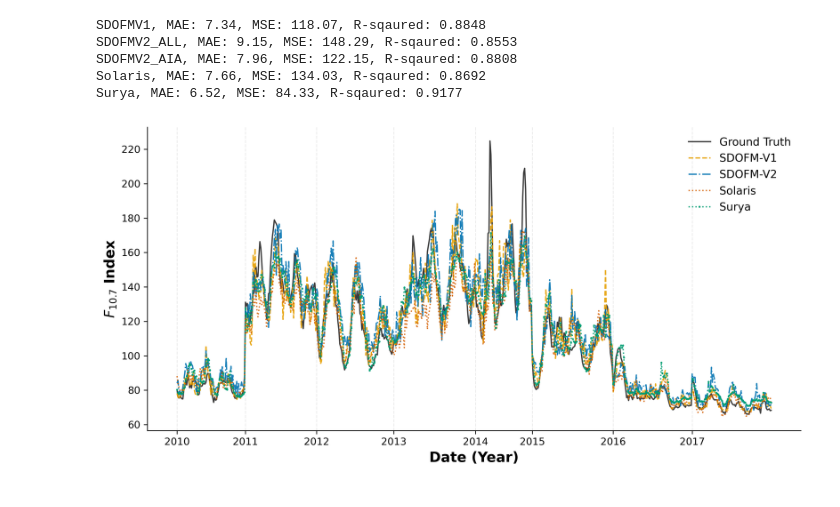
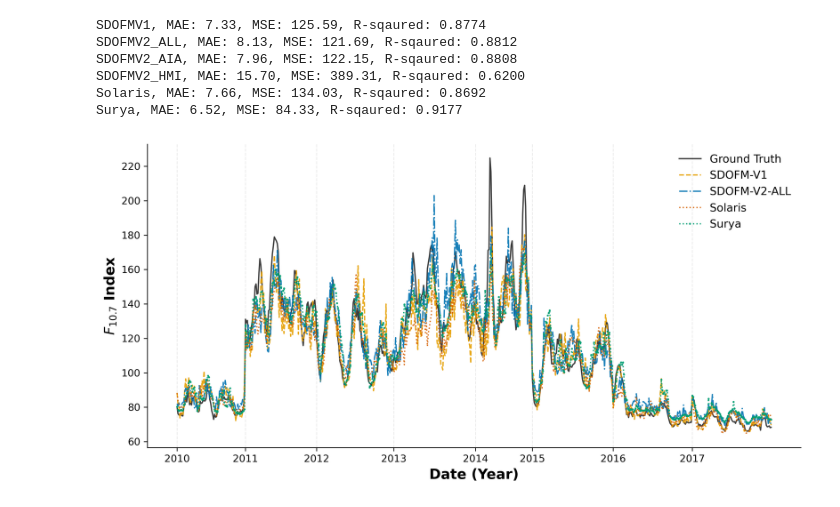
Before and after one commit to Joaggi/sdofmv2, a Jupyter notebook: notebooks/analysis/ds/f107/f107_result_visualization.ipynb, the cells around one changed output. Cells and saved outputs as stored; diff of their text form; code cells hidden in the pictures.

```diff
--- a/notebooks/analysis/ds/f107/f107_result_visualization.ipynb
+++ b/notebooks/analysis/ds/f107/f107_result_visualization.ipynb
@@ -9,17 +9,22 @@ from sklearn.metrics import mean_absolute_error, mean_squared_error, r2_score
 # %%
 # Data Organization for Visualization
 path = "/home/jinsu/project/sdofmv2/assets/ds_results/f107/"
-df_sdofmv1 = pd.read_csv(path + "f107_results_sdofmv1_mean-max_final.csv")
+# df_sdofmv1 = pd.read_csv(path + "f107_results_sdofmv1_mean-max_final.csv")
+df_sdofmv1 = pd.read_csv(path + "f107_results_sdofmv1_zscore.csv")
 df_sdofmv1["timestamp"] = pd.to_datetime(df_sdofmv1["timestamp"], unit="ns")
 
 # sdofmv2 f107_results_ALL_womasking.csv
-# df_sdofmv2_all = pd.read_csv(path + "f107_results_ALL_ep97.csv")
-df_sdofmv2_all = pd.read_csv(path + "f107_results_ALL_womasking.csv")
+df_sdofmv2_all = pd.read_csv(path + "f107_results_ALL_ep97.csv")
+# df_sdofmv2_all = pd.read_csv(path + "f107_results_ALL_womasking.csv")
 df_sdofmv2_all["timestamp"] = pd.to_datetime(df_sdofmv2_all["timestamp"], unit="ns")
 
-# sdofmv2
+# sdofmv2 AIA
 df_sdofmv2_aia = pd.read_csv(path + "f107_results_AIA-base-ep71.csv")
 df_sdofmv2_aia["timestamp"] = pd.to_datetime(df_sdofmv2_aia["timestamp"], unit="ns")
+
+# sdofmv2 HMI
+df_sdofmv2_hmi = pd.read_csv(path + "f107_results_HMI-base.csv")
+df_sdofmv2_hmi["timestamp"] = pd.to_datetime(df_sdofmv2_hmi["timestamp"], unit="ns")
 
 # solaris
 df_solaris = pd.read_csv(path + "test_results_solaris.csv")
@@ -43,6 +48,9 @@ df_sdofmv2_all["prediction_denorm"] = df_sdofmv2_all["prediction"] * max_val
 df_sdofmv2_aia["label_denorm"] = df_sdofmv2_aia["label"] * max_val
 df_sdofmv2_aia["prediction_denorm"] = df_sdofmv2_aia["prediction"] * max_val
 
+df_sdofmv2_hmi["label_denorm"] = df_sdofmv2_hmi["label"] * max_val
+df_sdofmv2_hmi["prediction_denorm"] = df_sdofmv2_hmi["prediction"] * max_val
+
 df_surya["label_denorm"] = df_surya["label"] * max_val
 df_surya["prediction_denorm"] = df_surya["prediction"] * max_val
 # %%
@@ -50,6 +58,7 @@ df_surya["prediction_denorm"] = df_surya["prediction"] * max_val
 df_sdofmv1 = df_sdofmv1.sort_values('timestamp')
 df_sdofmv2_all = df_sdofmv2_all.sort_values('timestamp')
 df_sdofmv2_aia = df_sdofmv2_aia.sort_values('timestamp')
+df_sdofmv2_hmi = df_sdofmv2_hmi.sort_values('timestamp')
 df_solaris = df_solaris.sort_values('timestamp')
 df_surya = df_surya.sort_values('timestamp')
 
@@ -57,6 +66,7 @@ df_surya = df_surya.sort_values('timestamp')
 df_sdofmv1 = df_sdofmv1.add_suffix('_sdofmv1').rename(columns={'timestamp_sdofmv1': 'timestamp'})
 df_sdofmv2 = df_sdofmv2_all.add_suffix('_sdofmv2').rename(columns={'timestamp_sdofmv2': 'timestamp'})
 df_sdofmv2_aia = df_sdofmv2_aia.add_suffix('_sdofmv2-aia').rename(columns={'timestamp_sdofmv2-aia': 'timestamp'})
+df_sdofmv2_hmi = df_sdofmv2_hmi.add_suffix('_sdofmv2-hmi').rename(columns={'timestamp_sdofmv2-hmi': 'timestamp'})
 df_solaris = df_solaris.add_suffix('_solaris').rename(columns={'timestamp_solaris': 'timestamp'})
 df_surya = df_surya.add_suffix('_surya').rename(columns={'timestamp_surya': 'timestamp'})
 
@@ -66,6 +76,7 @@ tol = pd.Timedelta('12min')
 
 df_merged = pd.merge_asof(df_sdofmv1, df_sdofmv2, on="timestamp", tolerance=tol, direction="nearest")
 df_merged = pd.merge_asof(df_merged, df_sdofmv2_aia, on="timestamp", tolerance=tol, direction="nearest")
+df_merged = pd.merge_asof(df_merged, df_sdofmv2_hmi, on="timestamp", tolerance=tol, direction="nearest")
 df_merged = pd.merge_asof(df_merged, df_solaris, on="timestamp", tolerance=tol, direction="nearest")
 df_merged = pd.merge_asof(df_merged, df_surya, on="timestamp", tolerance=tol, direction="nearest")
 df_merged.dropna(inplace=True)
@@ -90,6 +101,7 @@ target = df_merged["label_denorm_sdofmv1"]
 r2_sdofmv1 = r2_score(target, df_merged["prediction_denorm_sdofmv1"])
 r2_sdofmv2_all = r2_score(target, df_merged["prediction_denorm_sdofmv2"])
 r2_sdofmv2_aia = r2_score(target, df_merged["prediction_denorm_sdofmv2-aia"])
+r2_sdofmv2_hmi = r2_score(target, df_merged["prediction_denorm_sdofmv2-hmi"])
 r2_solaris = r2_score(target, df_merged["prediction_raw_solaris"])
 r2_surya = r2_score(target, df_merged["prediction_denorm_surya"])
 
@@ -97,6 +109,7 @@ r2_surya = r2_score(target, df_merged["prediction_denorm_surya"])
 mae_sdofmv1 = mean_absolute_error(target, df_merged["prediction_denorm_sdofmv1"])
 mae_sdofmv2_all = mean_absolute_error(target, df_merged["prediction_denorm_sdofmv2"])
 mae_sdofmv2_aia = mean_absolute_error(target, df_merged["prediction_denorm_sdofmv2-aia"])
+mae_sdofmv2_hmi = mean_absolute_error(target, df_merged["prediction_denorm_sdofmv2-hmi"])
 mae_solaris = mean_absolute_error(target, df_merged["prediction_raw_solaris"])
 mae_surya = mean_absolute_error(target, df_merged["prediction_denorm_surya"])
 
@@ -104,18 +117,21 @@ mae_surya = mean_absolute_error(target, df_merged["prediction_denorm_surya"])
 mse_sdofmv1 = mean_squared_error(target, df_merged["prediction_denorm_sdofmv1"])
 mse_sdofmv2_all = mean_squared_error(target, df_merged["prediction_denorm_sdofmv2"])
 mse_sdofmv2_aia = mean_squared_error(target, df_merged["prediction_denorm_sdofmv2-aia"])
+mse_sdofmv2_hmi = mean_squared_error(target, df_merged["prediction_denorm_sdofmv2-hmi"])
 mse_solaris = mean_squared_error(target, df_merged["prediction_raw_solaris"])
 mse_surya = mean_squared_error(target, df_merged["prediction_denorm_surya"])
 
 print(f"SDOFMV1, MAE: {mae_sdofmv1:.2f}, MSE: {mse_sdofmv1:.2f}, R-sqaured: {r2_sdofmv1:.4f}")
 print(f"SDOFMV2_ALL, MAE: {mae_sdofmv2_all:.2f}, MSE: {mse_sdofmv2_all:.2f}, R-sqaured: {r2_sdofmv2_all:.4f}")
 print(f"SDOFMV2_AIA, MAE: {mae_sdofmv2_aia:.2f}, MSE: {mse_sdofmv2_aia:.2f}, R-sqaured: {r2_sdofmv2_aia:.4f}")
+print(f"SDOFMV2_HMI, MAE: {mae_sdofmv2_hmi:.2f}, MSE: {mse_sdofmv2_hmi:.2f}, R-sqaured: {r2_sdofmv2_hmi:.4f}")
 print(f"Solaris, MAE: {mae_solaris:.2f}, MSE: {mse_solaris:.2f}, R-sqaured: {r2_solaris:.4f}")
 print(f"Surya, MAE: {mae_surya:.2f}, MSE: {mse_surya:.2f}, R-sqaured: {r2_surya:.4f}")
 # %% [output]
-SDOFMV1, MAE: 7.34, MSE: 118.07, R-sqaured: 0.8848
-SDOFMV2_ALL, MAE: 9.15, MSE: 148.29, R-sqaured: 0.8553
+SDOFMV1, MAE: 7.33, MSE: 125.59, R-sqaured: 0.8774
+SDOFMV2_ALL, MAE: 8.13, MSE: 121.69, R-sqaured: 0.8812
 SDOFMV2_AIA, MAE: 7.96, MSE: 122.15, R-sqaured: 0.8808
+SDOFMV2_HMI, MAE: 15.70, MSE: 389.31, R-sqaured: 0.6200
 Solaris, MAE: 7.66, MSE: 134.03, R-sqaured: 0.8692
 Surya, MAE: 6.52, MSE: 84.33, R-sqaured: 0.9177
 # %%
@@ -147,12 +163,21 @@ ax.plot(
 # SDOMF-V2 (Okabe-Ito Blue)
 ax.plot(
     x_v1, df_merged["prediction_denorm_sdofmv2"],
-    label="SDOFM-V2",
+    label="SDOFM-V2-ALL",
     color='#0072B2',
     linewidth=1.3,
     linestyle='-.',
     alpha=0.90
 )
+
+# ax.plot(
+#     x_v1, df_merged["prediction_denorm_sdofmv2-hmi"],
+#     label="SDOFM-V2-HMI",
+#     color="#A300B2",
+#     linewidth=1.3,
+#     linestyle='-.',
+#     alpha=0.90
+# )
 
 # Solaris (replace neon green → muted red)
 ax.plot(
@@ -168,31 +193,31 @@ ax.plot(
 ax.plot(
     x_v1, df_merged["prediction_denorm_surya"],
     label="Surya",
     color='#009E73',
     linewidth=1.3,
     linestyle=':',
     marker=".",
     markersize=2,
     alpha=0.95
 )
 
 ax.set_xlabel("Date (Year)", fontsize=14, fontweight='bold')
 ax.set_ylabel(r"$F_{10.7}$ Index", fontsize=14, fontweight='bold')
 
 unique_years, indices = np.unique(years, return_index=True)
 ax.set_xticks(indices)
 ax.set_xticklabels(unique_years)
 
 # Clean journal style
 ax.spines['top'].set_visible(False)
 ax.spines['right'].set_visible(False)
 
 ax.grid(True, axis='x', linestyle='--', alpha=0.25)
 
 ax.legend(frameon=False, fontsize=11)
 
 plt.tight_layout()
 plt.savefig("f107_result_plot.pdf", format='pdf', bbox_inches='tight')
 plt.show()
 # %% [output]
-[figure, old version]
+[figure, new version]
```
Also changed, not shown: parts of 1 cell of this notebook, 10 other files.
